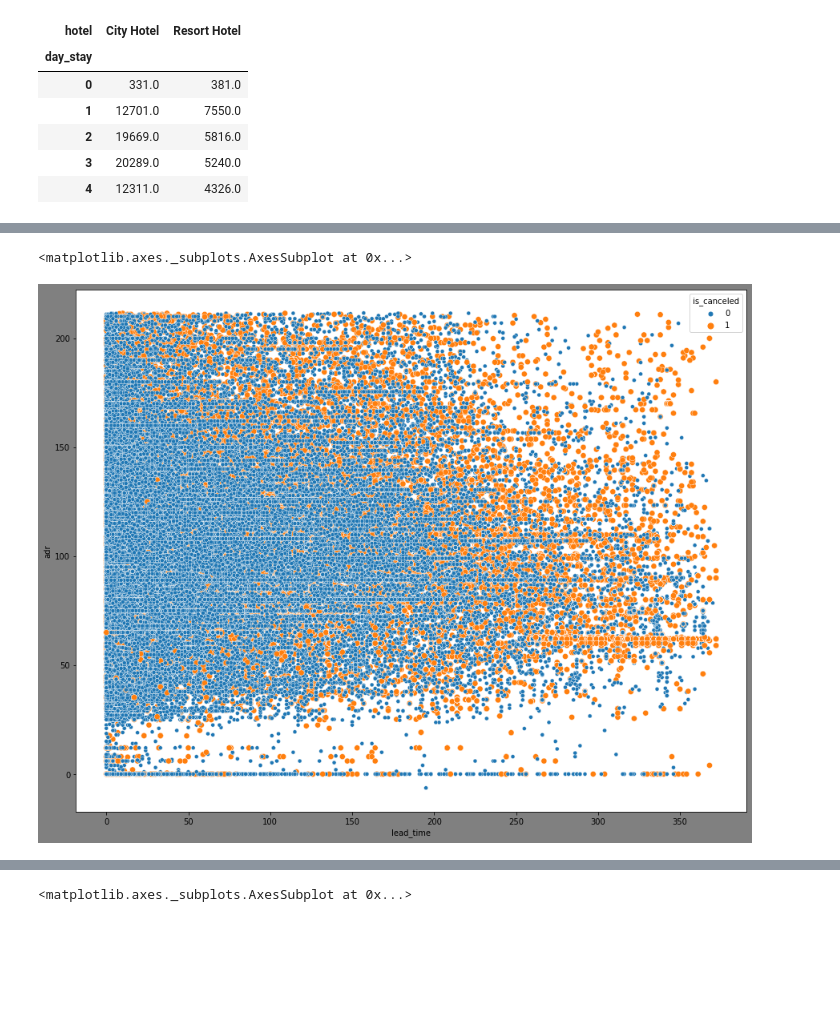
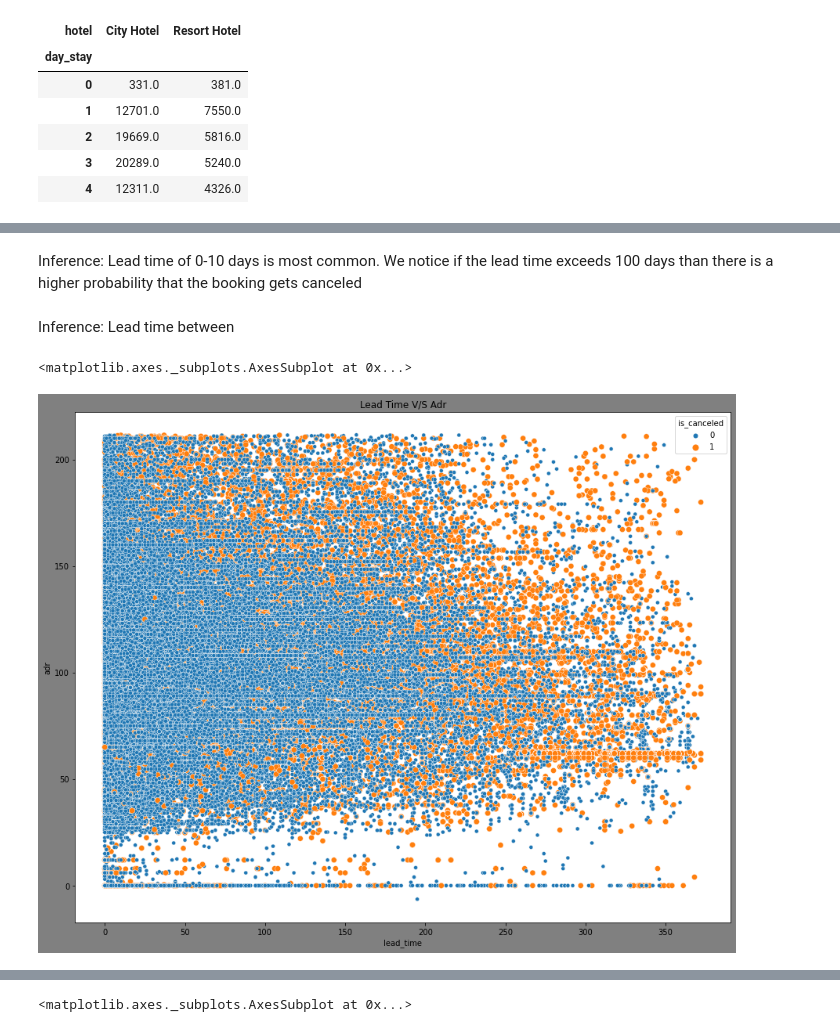
Before and after one commit to gauriagarwal18/Hotel_Booking_Analysis, a Jupyter notebook: Hotel_Booking.ipynb, the cells around one changed output, grey strips where cells are left out. Drawn from its saved outputs; the diff is of its cells as text; code cells hidden in the pictures; blank space fills up the shorter version.

```diff
--- a/Hotel_Booking.ipynb
+++ b/Hotel_Booking.ipynb
@@ -622,7 +577,13 @@ scatterplot(*, x=None, y=None, hue=None, style=None, size=None, data=None, palet
+# %% [markdown]
+Inference: Lead time of 0-10 days is most common.
+We notice if the lead time exceeds 100 days than there is a higher probability that the booking gets canceled
+# %% [markdown]
+Inference: Lead time between
 # %%
 #what are the chances of cancelation with incresing lead time:
 plt.figure(figsize=(15,12),facecolor='grey',edgecolor='orange')
+plt.title("lead time v/s adr".title())
 sns.scatterplot(x="lead_time",y="adr",data=hotels,hue="is_canceled",size="is_canceled",sizes={  0:25,1:50}, alpha=1, legend="brief",y_bins=[10*i for i in range(0,20)])
 # %% [output]
 <matplotlib.axes._subplots.AxesSubplot at 0x...>
-[figure, old version]
+[figure, new version]
```
Also changed, not shown: parts of 47 cells of this notebook.
